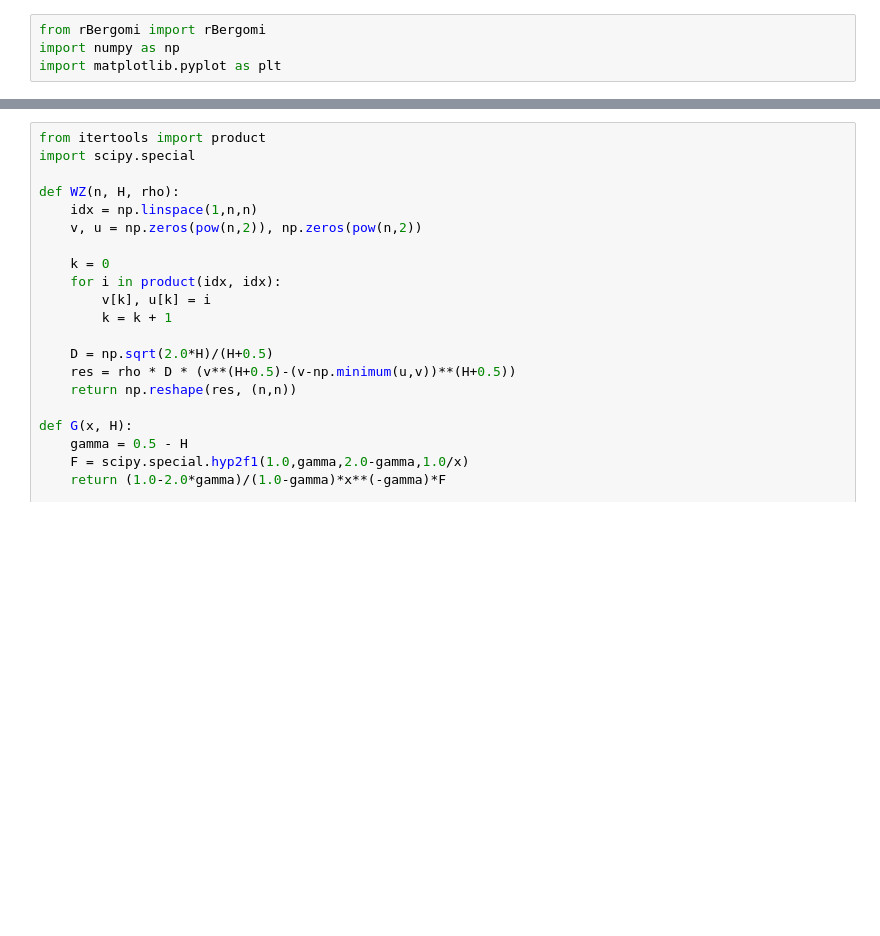
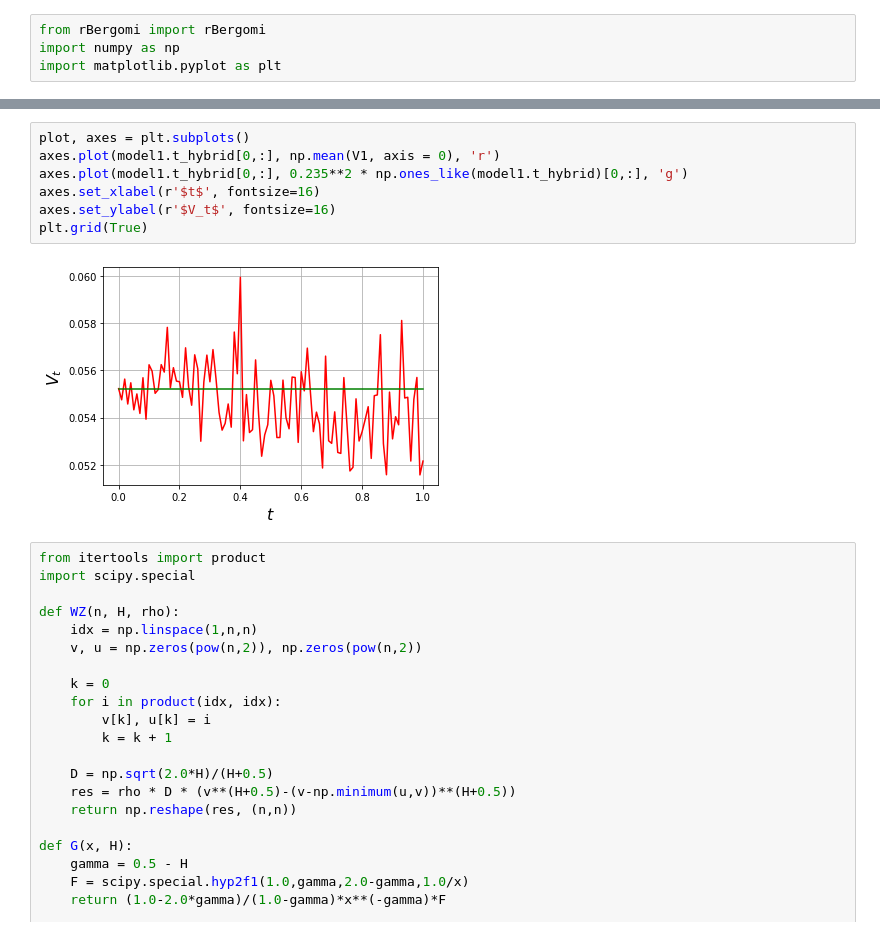
Before and after one commit to Zattera44/Speciale, a Jupyter notebook: rBergomi/rBergomi_simulaiton.ipynb, the cells around one changed output, grey strips where cells are left out. Drawn from its saved outputs; the diff is of its cells as text; blank space fills up the shorter version.

```diff
--- a/rBergomi/rBergomi_simulaiton.ipynb
+++ b/rBergomi/rBergomi_simulaiton.ipynb
@@ -17,3 +70,12 @@ V = model.sim_V()
+# %%
+plot, axes = plt.subplots()
+axes.plot(model1.t_hybrid[0,:], np.mean(V1, axis = 0), 'r')
+axes.plot(model1.t_hybrid[0,:], 0.235**2 * np.ones_like(model1.t_hybrid)[0,:], 'g')
+axes.set_xlabel(r'$t$', fontsize=16)
+axes.set_ylabel(r'$V_t$', fontsize=16)
+plt.grid(True)
+# %% [output]
+[figure, added]
 # %%
 from itertools import product
 import scipy.special
```
Also changed, not shown: parts of 12 cells of this notebook, 3 other files.
